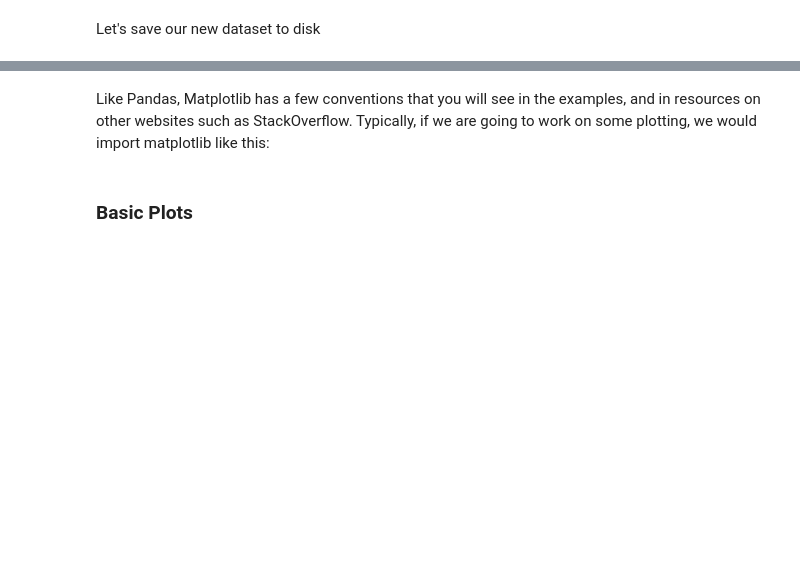
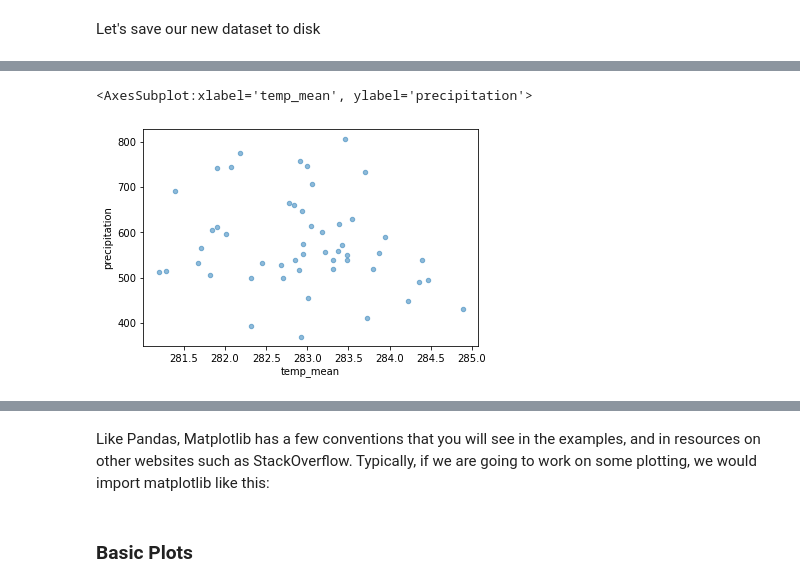
Before and after one commit to eo2cube/datacube_eagles, a Jupyter notebook: 1_Basic_Python/notebooks/02_Pandas_Matplotlib.ipynb, the cells around one changed output, grey strips where cells are left out. Saved outputs shown, nothing was run; the diff lists cells and outputs as text; code cells hidden in the pictures; blank space fills up the shorter version.

```diff
--- a/1_Basic_Python/notebooks/02_Pandas_Matplotlib.ipynb
+++ b/1_Basic_Python/notebooks/02_Pandas_Matplotlib.ipynb
@@ -258,0 +361,5 @@ df_new.to_csv('../data/climate_wuerzburg_cleand.csv')
+# %%
+df.plot.scatter(x="temp_mean", y="precipitation", alpha=0.5)
+# %% [output]
+<AxesSubplot:xlabel='temp_mean', ylabel='precipitation'>
+[figure, added]
```
Also changed, not shown: parts of 22 cells of this notebook, 3 other files.
